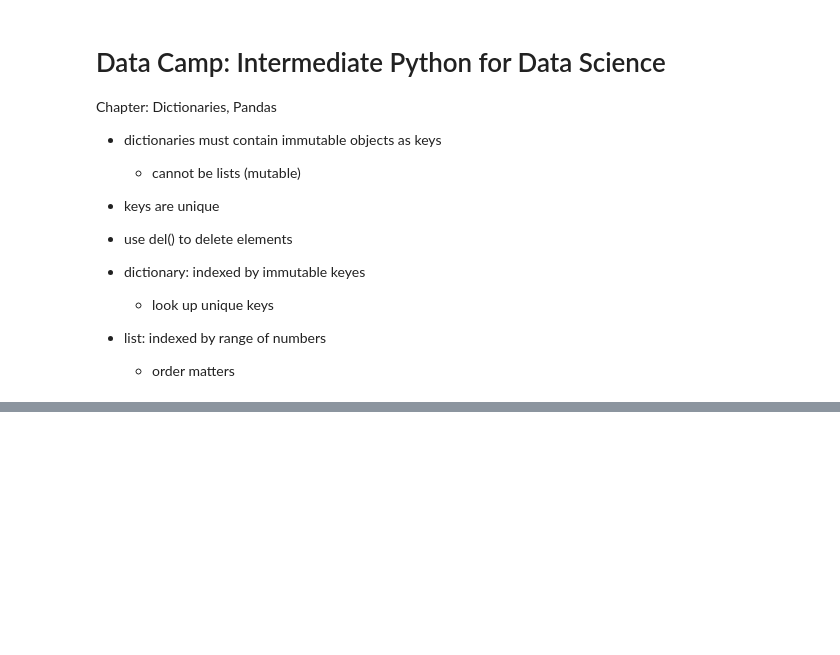
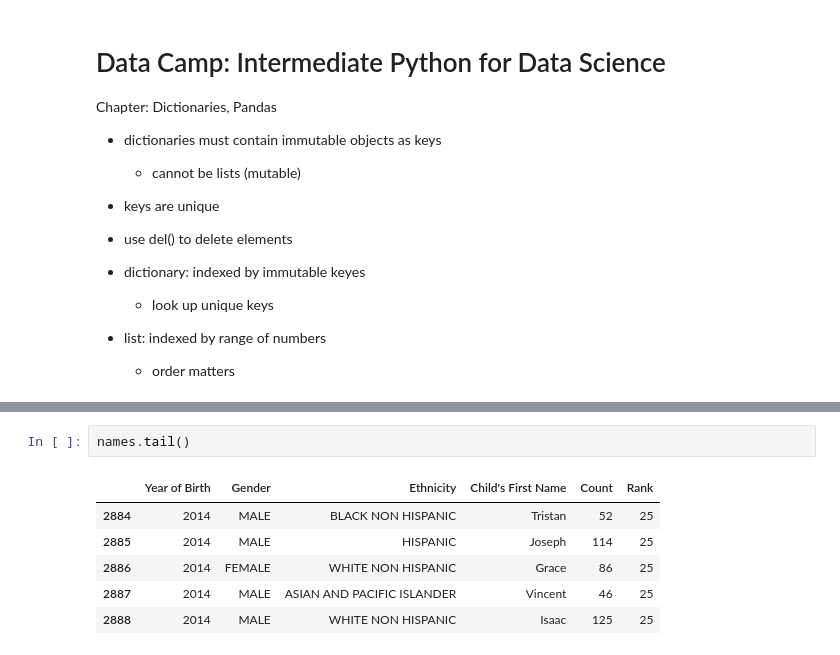
Before and after one commit to mmj32/Class-Practice-Repo, a Jupyter notebook: todo3/pandas_notes_Alicia.ipynb, the cells around one changed output, grey strips where cells are left out. Cells and saved outputs as stored; diff of their text form; blank space fills up the shorter version.

```diff
--- a/todo3/pandas_notes_Alicia.ipynb
+++ b/todo3/pandas_notes_Alicia.ipynb
@@ -198,0 +215,9 @@ Chapter: Dictionaries, Pandas
+# %%
+names.tail()
+# %% [output]
+|  | Year of Birth | Gender | Ethnicity | Child's First Name | Count | Rank |
+| 2884 | 2014 | MALE | BLACK NON HISPANIC | Tristan | 52 | 25 |
+| 2885 | 2014 | MALE | HISPANIC | Joseph | 114 | 25 |
+| 2886 | 2014 | FEMALE | WHITE NON HISPANIC | Grace | 86 | 25 |
+| 2887 | 2014 | MALE | ASIAN AND PACIFIC ISLANDER | Vincent | 46 | 25 |
+| 2888 | 2014 | MALE | WHITE NON HISPANIC | Isaac | 125 | 25 |
```
Also changed, not shown: parts of 20 cells of this notebook, 14 other files.
